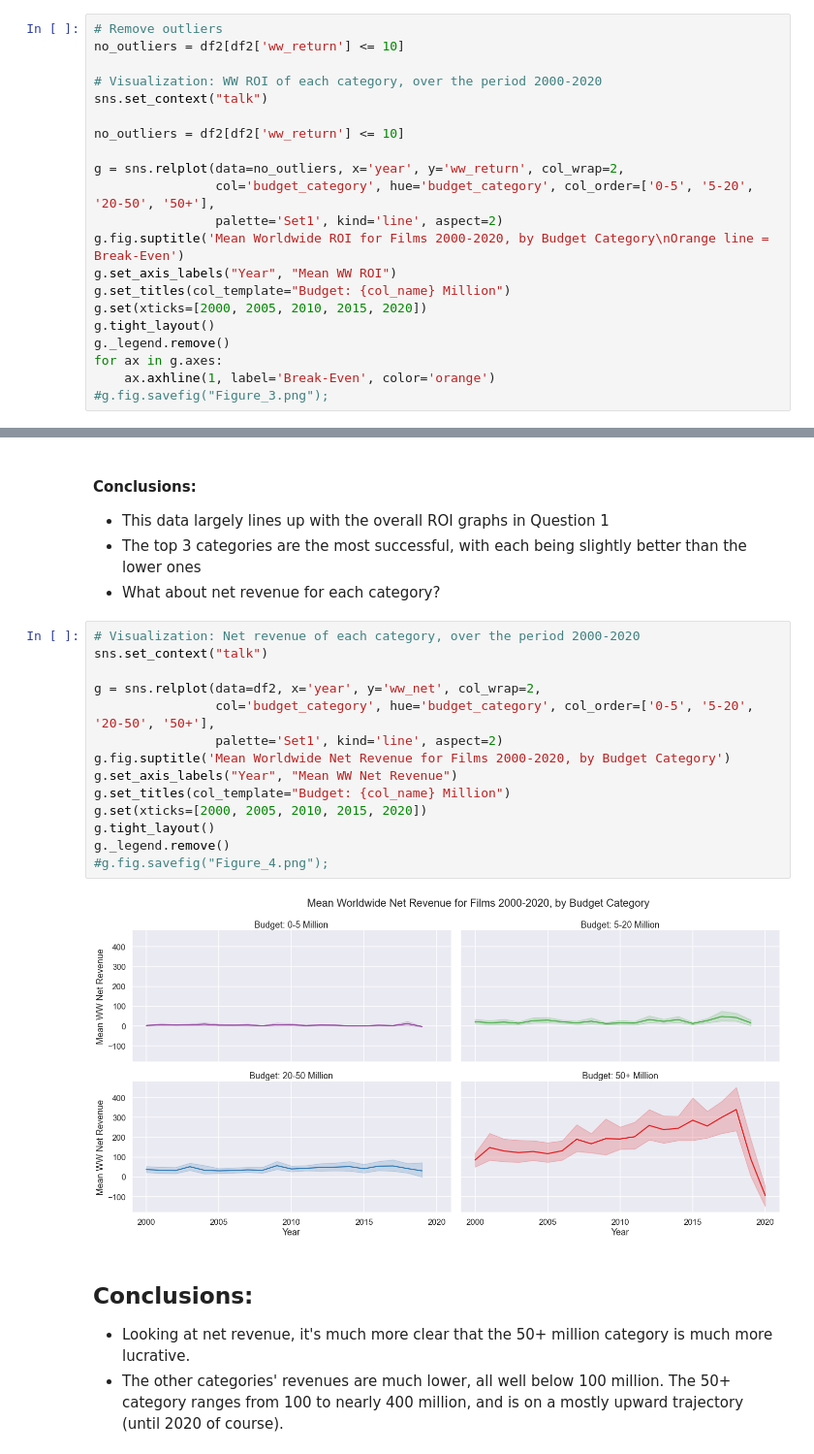
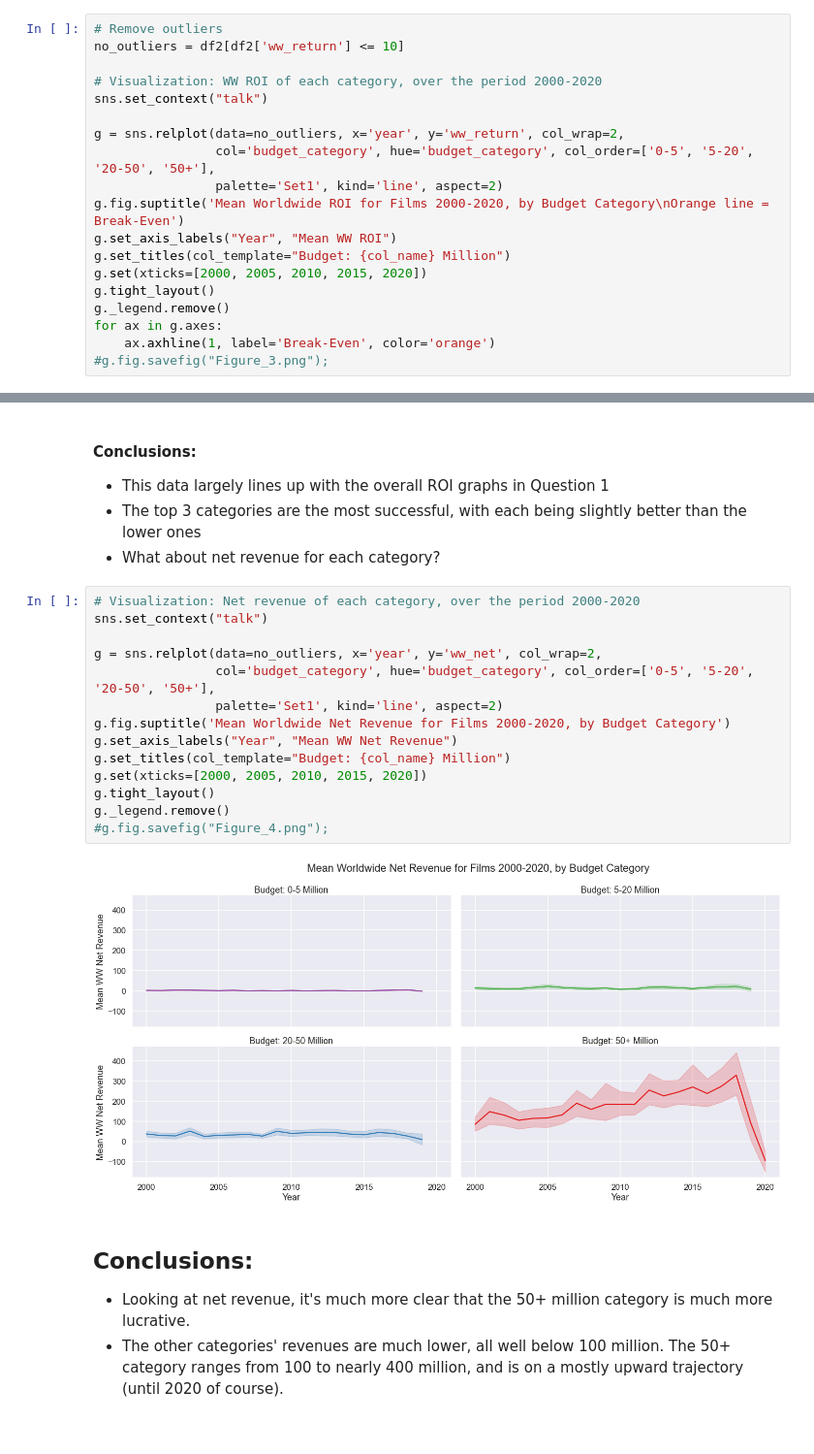
Before and after one commit to willcd/dsc-mod-1-project-v2-1-online-ds-sp-000, a Jupyter notebook: student.ipynb, the cells around one changed output, grey strips where cells are left out. Shown: that part at 97% size. Saved outputs shown, nothing was run; the diff lists cells and outputs as text.

```diff
--- a/student.ipynb
+++ b/student.ipynb
@@ -371,8 +372,6 @@ no_outliers = df2[df2['ww_return'] <= 10]
 
 # Visualization: WW ROI of each category, over the period 2000-2020
 sns.set_context("talk")
-
-no_outliers = df2[df2['ww_return'] <= 10]
 
 g = sns.relplot(data=no_outliers, x='year', y='ww_return', col_wrap=2,
                 col='budget_category', hue='budget_category', col_order=['0-5', '5-20', '20-50', '50+'],
@@ -396,19 +395,19 @@ for ax in g.axes:
 # %%
 # Visualization: Net revenue of each category, over the period 2000-2020
 sns.set_context("talk")
 
-g = sns.relplot(data=df2, x='year', y='ww_net', col_wrap=2,
+g = sns.relplot(data=no_outliers, x='year', y='ww_net', col_wrap=2,
                 col='budget_category', hue='budget_category', col_order=['0-5', '5-20', '20-50', '50+'],
                 palette='Set1', kind='line', aspect=2)
 g.fig.suptitle('Mean Worldwide Net Revenue for Films 2000-2020, by Budget Category')
 g.set_axis_labels("Year", "Mean WW Net Revenue")
 g.set_titles(col_template="Budget: {col_name} Million")
 g.set(xticks=[2000, 2005, 2010, 2015, 2020])
 g.tight_layout()
 g._legend.remove()
 #g.fig.savefig("Figure_4.png");
 # %% [output]
-[figure, old version]
+[figure, new version]
 # %% [markdown]
 ## Conclusions:
 
```
Also changed, not shown: parts of 5 cells of this notebook.
